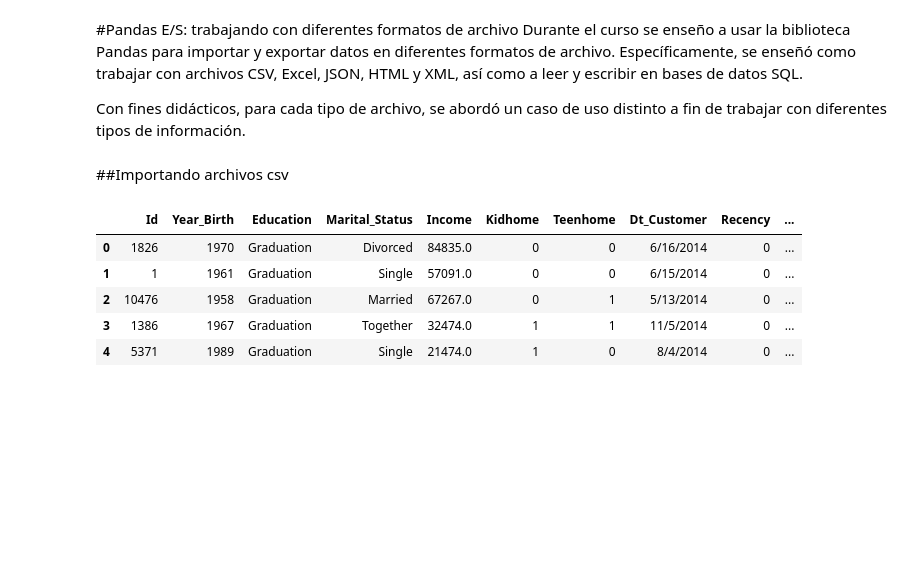
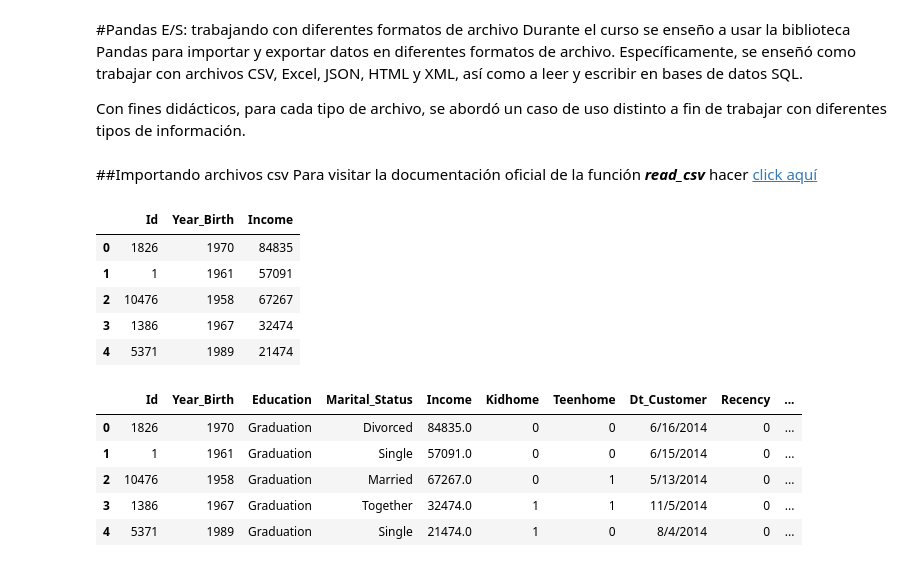
Before and after one commit to JLuceroVasquez/pandas-es-formatos-de-archivo, a Jupyter notebook: cuaderno_clases.ipynb, the cells around one changed output. Drawn from its saved outputs; the diff is of its cells as text; code cells hidden in the pictures; blank space fills up the shorter version.

```diff
--- a/cuaderno_clases.ipynb
+++ b/cuaderno_clases.ipynb
@@ -7,8 +7,21 @@ Durante el curso se enseño a usar la biblioteca Pandas para importar y exportar
 Con fines didácticos, para cada tipo de archivo, se abordó un caso de uso distinto a fin de trabajar con diferentes tipos de información.
 # %%
 import pandas as pd
-# %% [markdown]
-##Importando archivos csv
+# %% [markdown]
+##Importando archivos csv
+Para visitar la documentación oficial de la función ***read_csv*** hacer [click aquí](https://pandas.pydata.org/docs/reference/api/pandas.read_csv.html)
+# %%
+#A modo de prueba se restringirá la importación de las 5 primeras filas y 3 columnas.
+url_csv0 = 'https://raw.githubusercontent.com/JLuceroVasquez/pandas-es-formatos-de-archivo/refs/heads/main/data/csv/superstore_data.csv'
+superstore_df0 = pd.read_csv(url_csv0, nrows=5, usecols=['Id','Year_Birth','Income']) #Se puede indicar la posición en lugar del nombre en el parámetro usecols.
+superstore_df0
+# %% [output]
+|  | Id | Year_Birth | Income |
+| 0 | 1826 | 1970 | 84835 |
+| 1 | 1 | 1961 | 57091 |
+| 2 | 10476 | 1958 | 67267 |
+| 3 | 1386 | 1967 | 32474 |
+| 4 | 5371 | 1989 | 21474 |
 # %%
 #Se crea una variable global que almacene la URL con la dirección al archivo CSV(separado por comas).
 url_csv1 = 'https://raw.githubusercontent.com/JLuceroVasquez/pandas-es-formatos-de-archivo/refs/heads/main/data/csv/superstore_data.csv'
```
Also changed, not shown: parts of 9 cells of this notebook.
